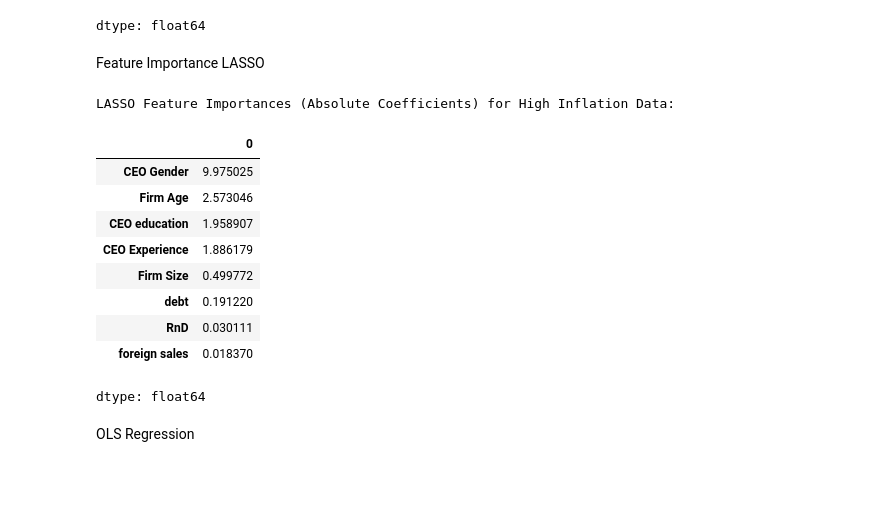
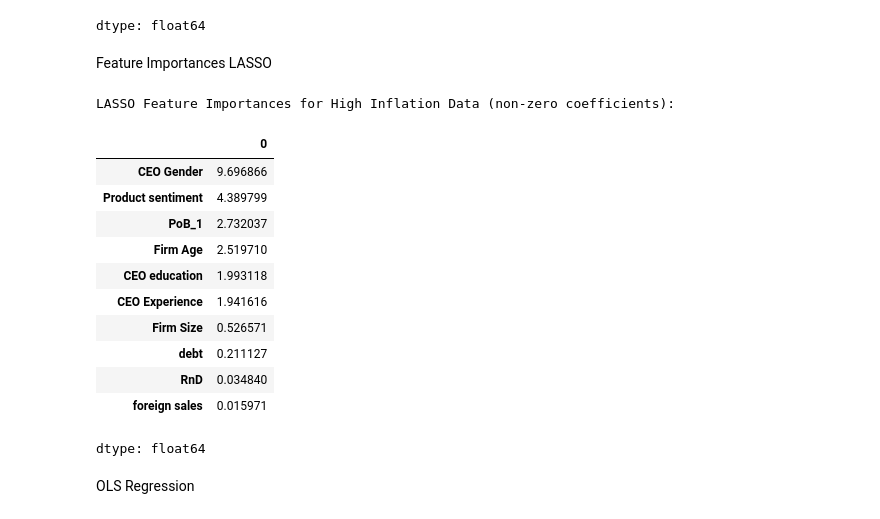
Before and after one commit to nananana25/MSC151, a Jupyter notebook: CW4_MRAP.ipynb, the cells around one changed output. Saved outputs shown, nothing was run; the diff lists cells and outputs as text; code cells hidden in the pictures; blank space fills up the shorter version.

```diff
--- a/CW4_MRAP.ipynb
+++ b/CW4_MRAP.ipynb
@@ -192,56 +252,54 @@ LASSO Regularization Coefficients:
 | PoB_1 | 2.732037 |
 dtype: float64
 # %% [markdown]
-Feature Importance LASSO
+Feature Importances LASSO
 # %%
 import pandas as pd
 from sklearn.linear_model import Lasso
-import numpy as np
 
-# Load df_new for High Inflation data
-# Corrected file path from 'High Inflation.xlsx' to 'High Inflation normal.xlsx'
-excel_file_path = ('/content/High Inflation.xlsx')
+# Reload df_new specifically for High Inflation data to ensure X_new and y_new are correctly defined
+excel_file_path = '/content/High Inflation.xlsx' # Corrected file path
 df_new = pd.read_excel(excel_file_path)
 
-# Redefine features (X) and target (y) for 'High Inflation' data from df_new
-# Corrected column names based on the output of df_new.columns
-X_new_high_inflation = df_new[['debt', 'RnD', 'Firm Age', 'Firm Size', 'CEO Experience', 'foreign sales', 'CEO education', 'CEO Gender']]
-y_new_high_inflation = df_new['Profitability']
+# Define features (X) and target (y)
+# The original 'High Inflation.xlsx' contains 'Marketing', 'Product sentiment', and 'PoB'
+X_new = df_new[['debt', 'RnD', 'Firm Age', 'Firm Size', 'CEO Experience', 'foreign sales', 'CEO education', 'CEO Gender', 'Marketing', 'Product sentiment', 'PoB']]
+y_new = df_new['Profitability']
 
-# Note: 'Marketing', 'Product sentiment', and 'PoB' are not in 'High Inflation normal.xlsx'
-# based on the columns printed from df in cell L9NYH4f5eB7C. Removed these columns.
+# Handle categorical variable 'PoB'
+X_new = pd.get_dummies(X_new, columns=['PoB'], drop_first=True)
 
-# Assuming 'PoB' is not in this dataset or is not being handled here,
-# as the original 'High Inflation normal.xlsx' (df) did not have 'PoB'.
-# If a categorical variable needs to be handled, it would require a specific column name and logic.
+# Initialize and train the Lasso model
+lasso_model = Lasso(alpha=0.1, random_state=42)
+lasso_model.fit(X_new, y_new)
 
-# Initialize and train a NEW Lasso model for High Inflation data
-# We'll use a small alpha value to start, you might want to tune this
-lasso_high_inflation = Lasso(alpha=0.1, random_state=42)
-lasso_high_inflation.fit(X_new_high_inflation, y_new_high_inflation)
+# Get the coefficients
+lasso_coefficients = lasso_model.coef_
 
-# Get the coefficients from the trained Lasso model for High Inflation
-lasso_coefficients_high_inflation = lasso_high_inflation.coef_
+# Create a pandas Series for better visualization
+lasso_coefficient_series = pd.Series(lasso_coefficients, index=X_new.columns)
 
-# Create a pandas Series for better visualization, using the feature names from X_new_high_inflation
-lasso_coefficient_series_high_inflation = pd.Series(lasso_coefficients_high_inflation, index=X_new_high_inflation.columns)
+# Filter out features with zero coefficients
+non_zero_lasso_coefficients = lasso_coefficient_series[lasso_coefficient_series != 0]
 
-# Sort the coefficients by their absolute value to see the most impactful features
-sorted_lasso_coefficients_high_inflation = lasso_coefficient_series_high_inflation.abs().sort_values(ascending=False)
+# Sort for better readability (by absolute value of coefficient)
+sorted_non_zero_lasso_coefficients = non_zero_lasso_coefficients.abs().sort_values(ascending=False)
 
-print("LASSO Feature Importances (Absolute Coefficients) for High Inflation Data:")
-display(sorted_lasso_coefficients_high_inflation)
+print("LASSO Feature Importances for High Inflation Data (non-zero coefficients):")
+display(sorted_non_zero_lasso_coefficients)
 # %% [output]
-LASSO Feature Importances (Absolute Coefficients) for High Inflation Data:
+LASSO Feature Importances for High Inflation Data (non-zero coefficients):
 |  | 0 |
-| CEO Gender | 9.975025 |
-| Firm Age | 2.573046 |
-| CEO education | 1.958907 |
-| CEO Experience | 1.886179 |
-| Firm Size | 0.499772 |
-| debt | 0.191220 |
-| RnD | 0.030111 |
-| foreign sales | 0.018370 |
+| CEO Gender | 9.696866 |
+| Product sentiment | 4.389799 |
+| PoB_1 | 2.732037 |
+| Firm Age | 2.519710 |
+| CEO education | 1.993118 |
+| CEO Experience | 1.941616 |
+| Firm Size | 0.526571 |
+| debt | 0.211127 |
+| RnD | 0.034840 |
+| foreign sales | 0.015971 |
 dtype: float64
 # %% [markdown]
 OLS Regression
```
Also changed, not shown: parts of 35 cells of this notebook.
